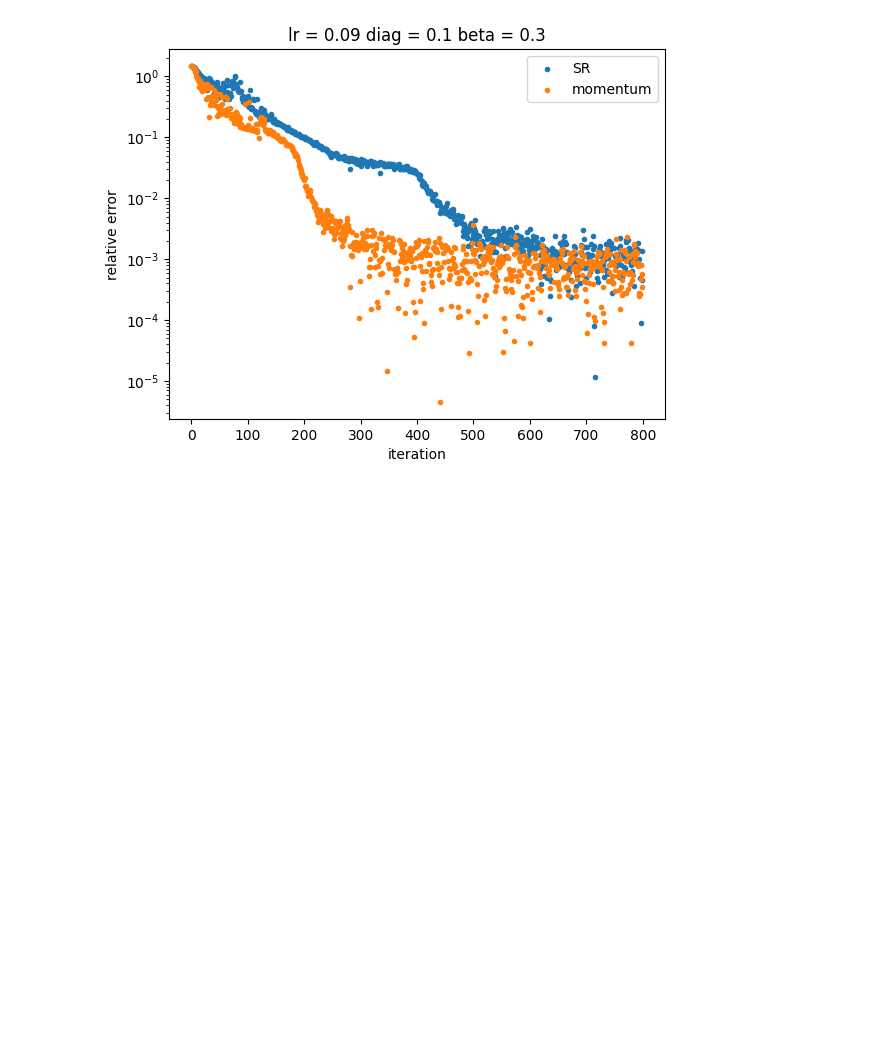
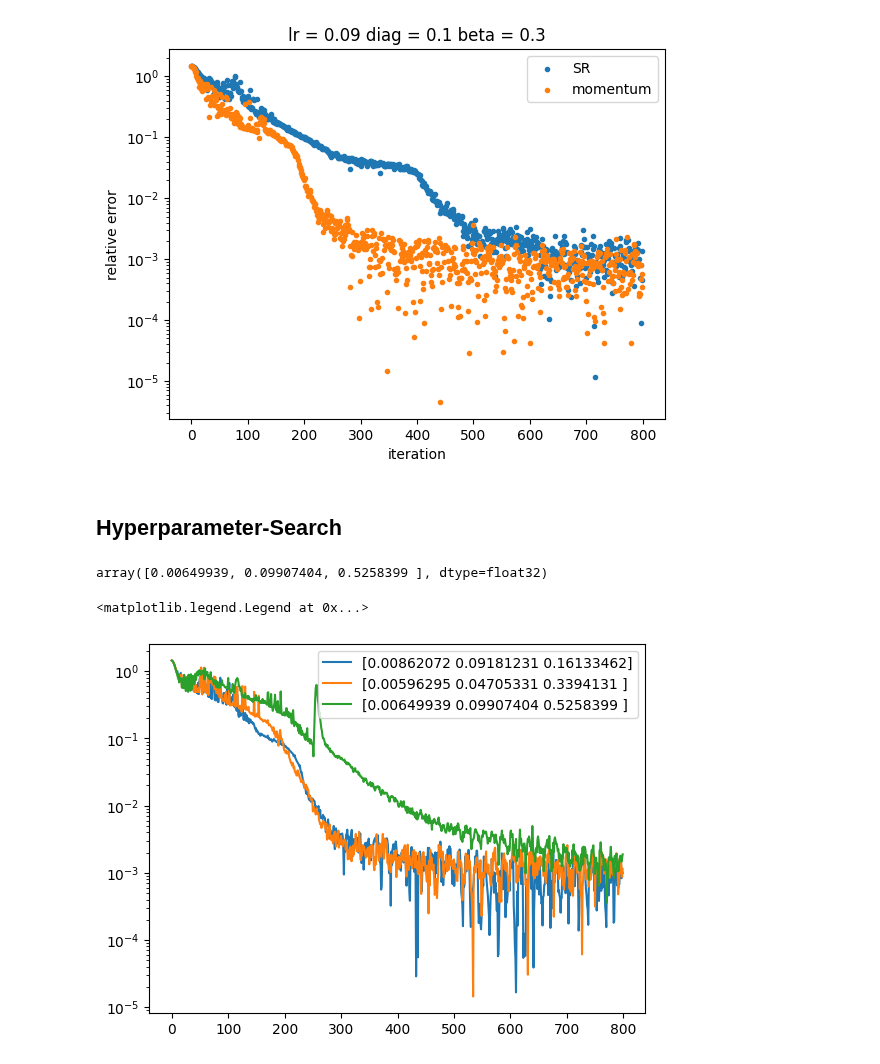
Before and after one commit to evanwonisch/NeuralQuantumStates, a Jupyter notebook: run/heisenberg/comparison.ipynb, the cells around one changed output. Saved outputs shown, nothing was run; the diff lists cells and outputs as text; code cells hidden in the pictures; blank space fills up the shorter version.

```diff
--- a/run/heisenberg/comparison.ipynb
+++ b/run/heisenberg/comparison.ipynb
@@ -6,3 +7,5 @@ import numpy as np
+# %%
+E_f = -28.569185442467138
 # %%
 ## SR
 err_sr = jnp.load("data/sr/rel_error_lr=0.009_diag=0.1.npy")
@@ -25,6 +28,32 @@ plt.title("lr = 0.09 diag = 0.1 beta = 0.3")
 # %% [output]
 Text(0.5, 1.0, 'lr = 0.09 diag = 0.1 beta = 0.3')
 [figure]
-# %%
-with open('data/momentum/hyper0', 'rb') as f:
-    res = pickle.load(f)
+# %% [markdown]
+## Hyperparameter-Search
+# %%
+files = [("data/momentum/hyper0/hyper220","hyperparameters_0.npy", 220),
+        ("data/momentum/hyper1/hyper194","hyperparameters_1.npy", 194),
+        ("data/momentum/hyper1/hyper454", "hyperparameters_1.npy", 454)]
+# %%
+data = []
+for fname, hyper_path, index in files:
+    with open(fname, 'rb') as f:
+        res = pickle.load(f)
+
+    hyper = jnp.load(hyper_path)[index]
+    res["hyper"] = hyper
+    data.append(res)
+# %%
+data[2]["hyper"]
+# %% [output]
+array([0.00649939, 0.09907404, 0.5258399 ], dtype=float32)
+# %%
+for dat in data:
+    hyper_str = str(dat["hyper"])
+    plt.plot(jnp.abs(dat["E"]-E_f)/-E_f, label = hyper_str)
+
+plt.yscale("log")
+plt.legend()
+# %% [output]
+<matplotlib.legend.Legend at 0x...>
+[figure, added]
```
Also changed, not shown: parts of 1 cell of this notebook, 7 other files.
